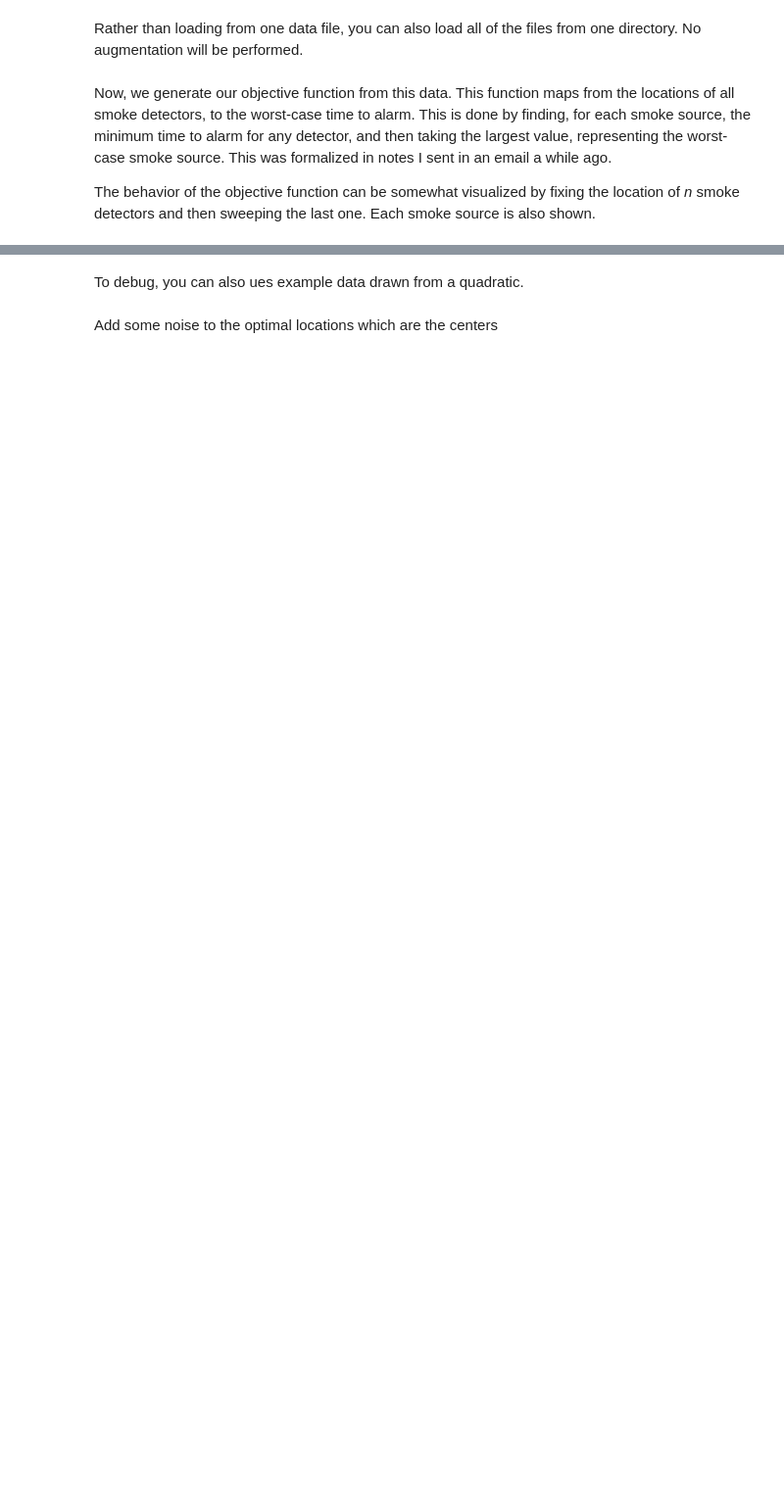
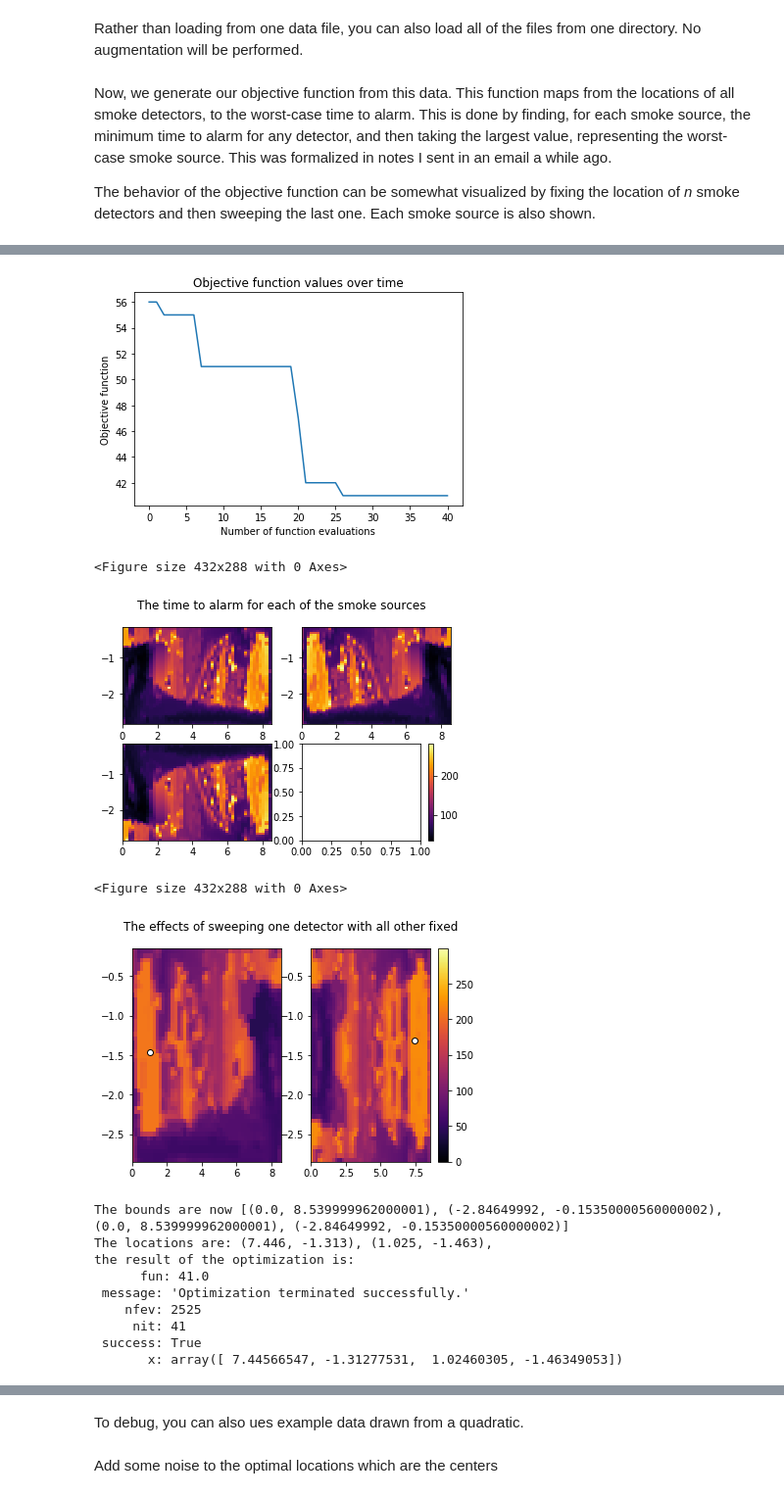
Before and after one commit to russelldj/SmokeDetectorOptimization, a Jupyter notebook: StreamlinedExperiments.ipynb, the cells around one changed output, grey strips where cells are left out. Shown at 98% size. Saved outputs shown, nothing was run; the diff lists cells and outputs as text; code cells hidden in the pictures; blank space fills up the shorter version.

```diff
--- a/StreamlinedExperiments.ipynb
+++ b/StreamlinedExperiments.ipynb
@@ -58,6 +69,21 @@ the result of the optimization is:
 # %%
 # running with two detectors
-description = SDO.optimize(smoke_sources, bounds, 2, genetic=True)
+description = SDO.optimize(smoke_sources, 2, genetic=True)
 print("the result of the optimization is:\n {}".format(description))
+# %% [output]
+[figure, added]
+<Figure size 432x288 with 0 Axes>
+[figure, added]
+<Figure size 432x288 with 0 Axes>
+[figure, added]
+The bounds are now [(0.0, 8.539999962000001), (-2.84649992, -0.15350000560000002), (0.0, 8.539999962000001), (-2.84649992, -0.15350000560000002)]
+The locations are: (7.446, -1.313), (1.025, -1.463),
+the result of the optimization is:
+      fun: 41.0
+ message: 'Optimization terminated successfully.'
+    nfev: 2525
+     nit: 41
+ success: True
+       x: array([ 7.44566547, -1.31277531,  1.02460305, -1.46349053])
 # %%
 # running with one detector
```
Also changed, not shown: parts of 7 cells of this notebook, 2 other files.
